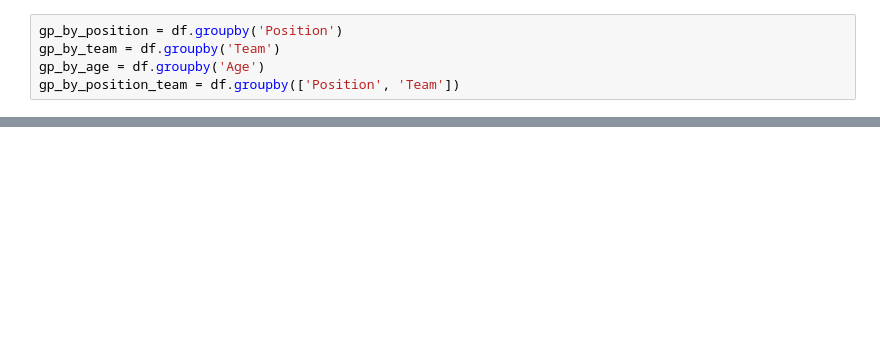
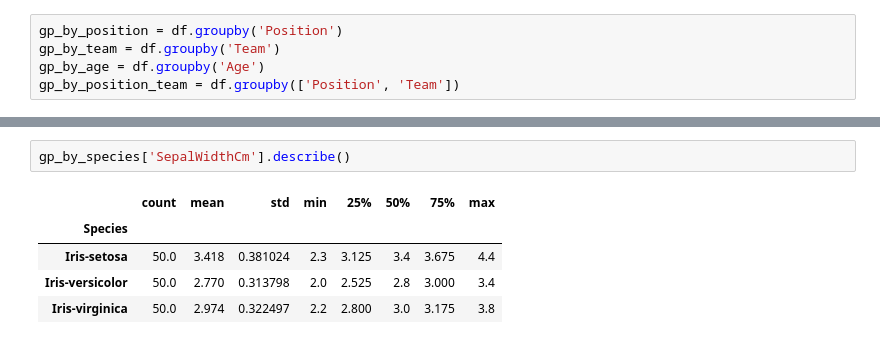
Before and after one commit to AbhishekBhosale46/TE_SEM6, a Jupyter notebook: DSBDAL/Assi3_DescriptiveStats.ipynb, the cells around one changed output, grey strips where cells are left out. Cells and saved outputs as stored; diff of their text form; blank space fills up the shorter version.

```diff
--- a/DSBDAL/Assi3_DescriptiveStats.ipynb
+++ b/DSBDAL/Assi3_DescriptiveStats.ipynb
@@ -39,0 +286,8 @@ gp_by_team['Weight'].describe()
+# %%
+gp_by_species['SepalWidthCm'].describe()
+# %% [output]
+|  | count | mean | std | min | 25% | 50% | 75% | max |
+| Species |  |  |  |  |  |  |  |  |
+| Iris-setosa | 50.0 | 3.418 | 0.381024 | 2.3 | 3.125 | 3.4 | 3.675 | 4.4 |
+| Iris-versicolor | 50.0 | 2.770 | 0.313798 | 2.0 | 2.525 | 2.8 | 3.000 | 3.4 |
+| Iris-virginica | 50.0 | 2.974 | 0.322497 | 2.2 | 2.800 | 3.0 | 3.175 | 3.8 |
```
Also changed, not shown: parts of 22 cells of this notebook.
